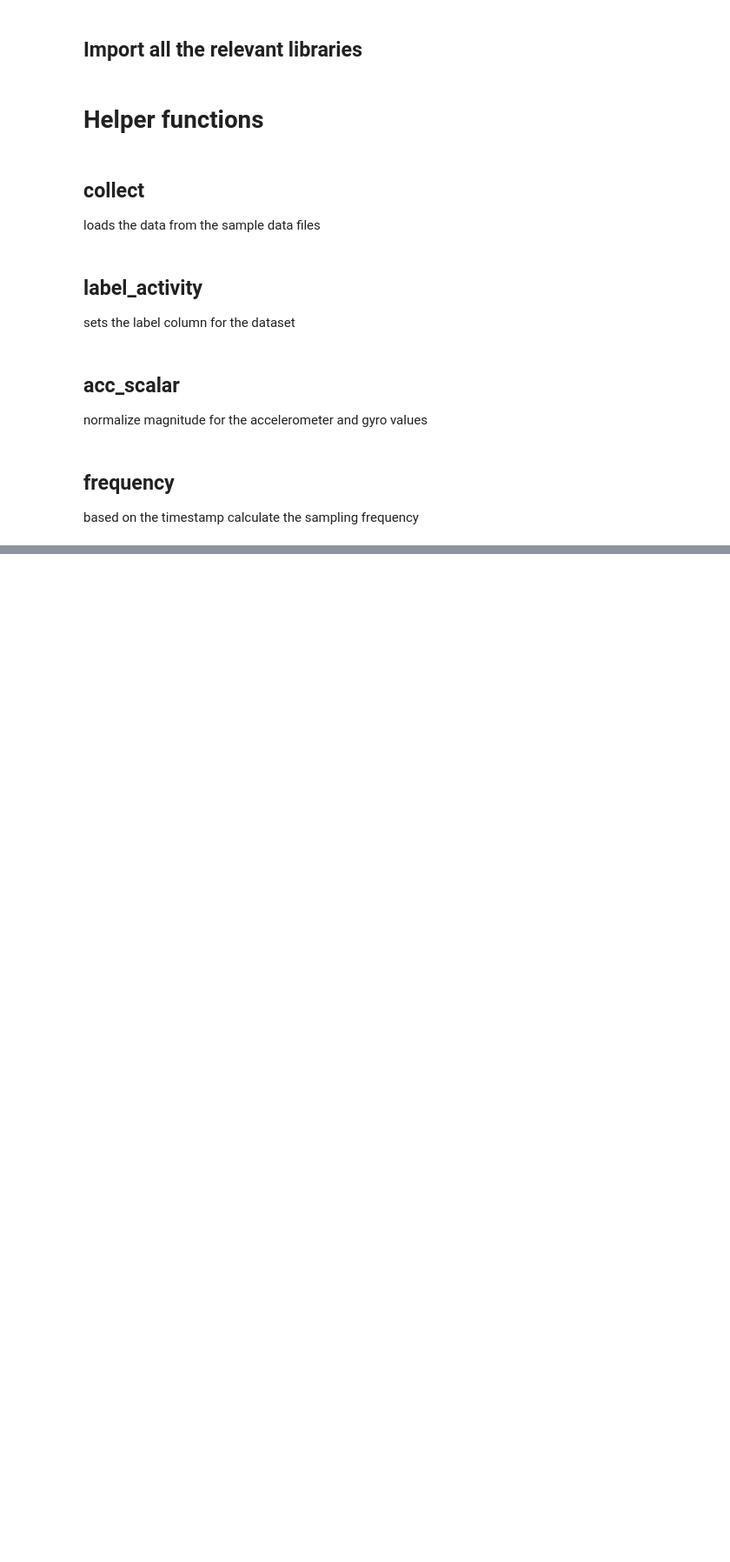
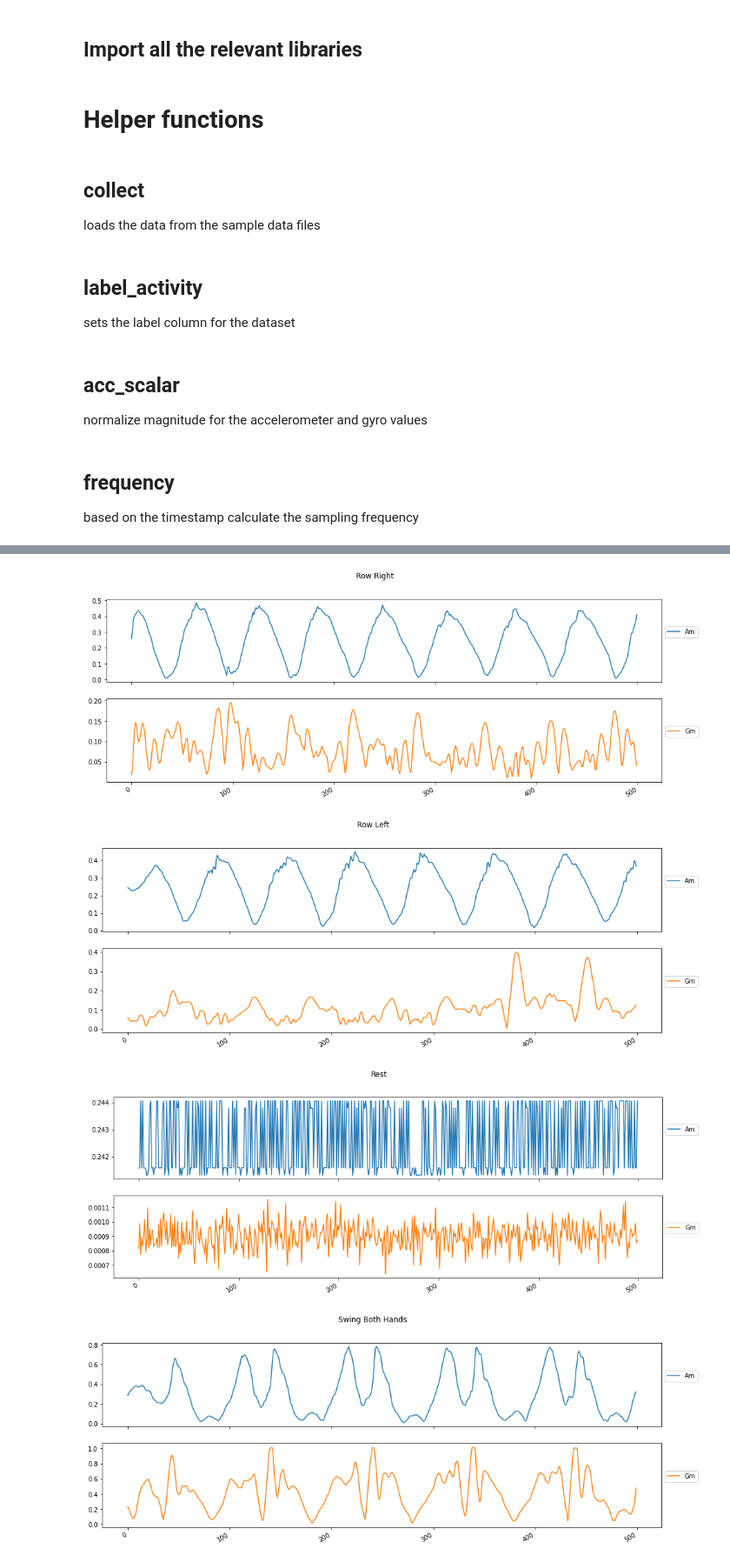
Before and after one commit to nikitaignatov/kettlebox, a Jupyter notebook: ml/kettlebell_tensorflow_mode.ipynb, the cells around one changed output, grey strips where cells are left out. Shown at 87% size. Drawn from its saved outputs; the diff is of its cells as text; code cells hidden in the pictures; blank space fills up the shorter version.

```diff
--- a/ml/kettlebell_tensorflow_mode.ipynb
+++ b/ml/kettlebell_tensorflow_mode.ipynb
@@ -113,0 +171,7 @@ df['Activity'].value_counts().plot(kind='bar', title='Plotting records by activi
+# %%
+plot_datasets_magnitude(df,i=500)
+# %% [output]
+[figure, added]
+[figure, added]
+[figure, added]
+[figure, added]
```
Also changed, not shown: parts of 15 cells of this notebook.
